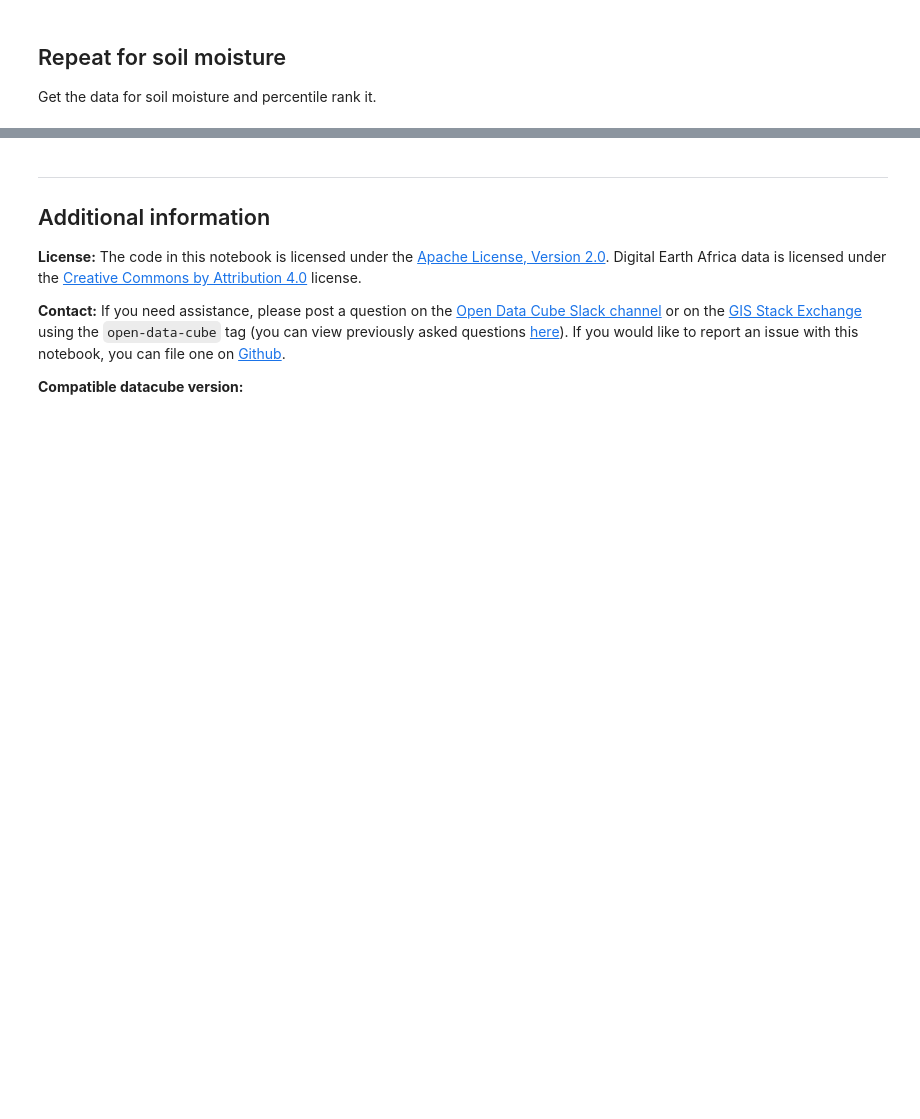
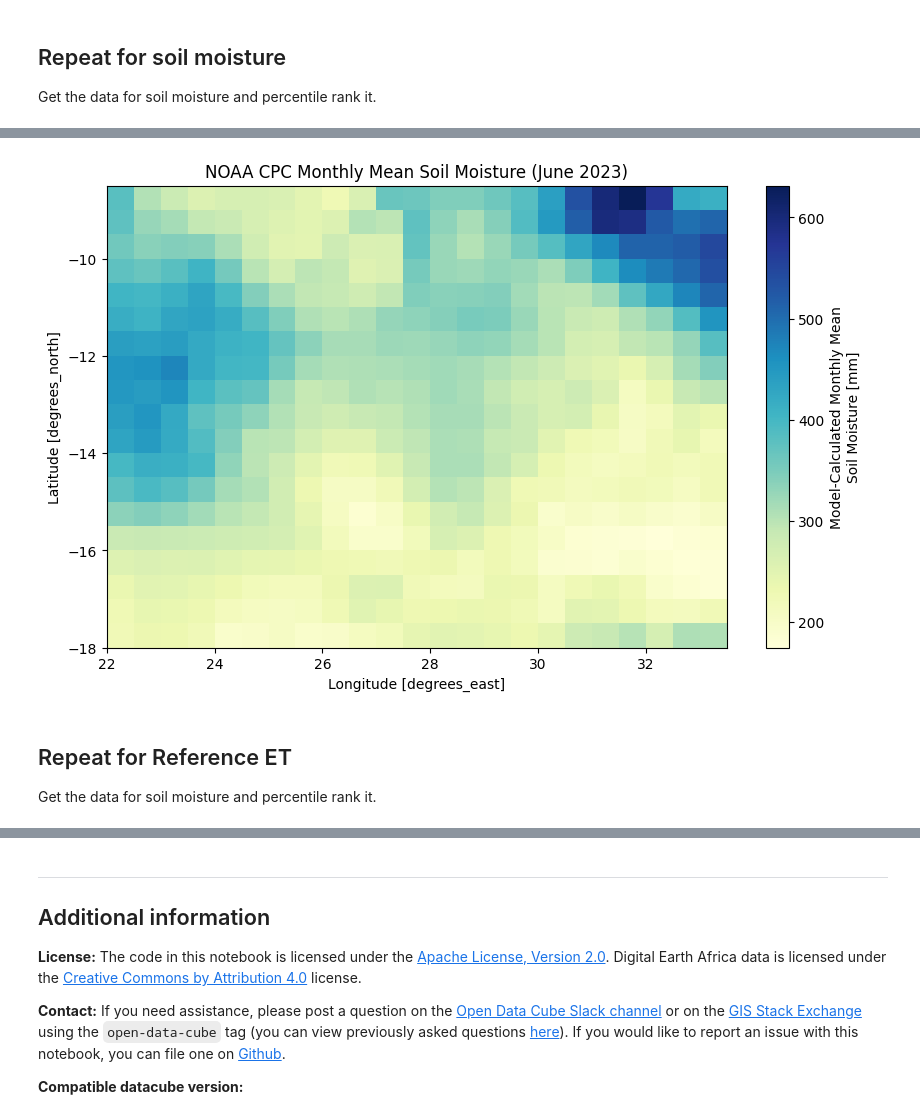
Before and after one commit to digitalearthafrica/DEAfrica-Drought-Monitor, a Jupyter notebook: Assembling_Data.ipynb, the cells around one changed output, grey strips where cells are left out. Saved outputs shown, nothing was run; the diff lists cells and outputs as text; code cells hidden in the pictures; blank space fills up the shorter version.

Commit message:
all datasets

```diff
--- a/Assembling_Data.ipynb
+++ b/Assembling_Data.ipynb
@@ -384,0 +251,9 @@ c = 3
+# %%
+opendap_url = "https://psl.noaa.gov/thredds/dodsC/Datasets/cpcsoil/soilw.mon.mean.v2.nc"
+
+# Open the dataset lazily (this takes less than a second)
+# chunks={} tells xarray to optimize data streaming via Dask if available
+ds = xr.open_dataset(opendap_url, chunks={})
+
+# Print metadata to inspect coordinates (time, lat, lon) and variables
+ds
@@ -384,0 +296,17 @@ c = 3
+# %%
+zmb_sm = ds['soilw'].sel(
+    time=slice("2018-01-01", "2026-12-31"),
+    lat=slice(zmb.total_bounds[3], zmb.total_bounds[1]),  # Slicing from North to South depending on grid orientation
+    lon=slice(zmb.total_bounds[0], zmb.total_bounds[2])
+)
+
+# 4. Trigger the actual data stream by plotting or computing
+plt.figure(figsize=(10, 6))
+zmb_sm.isel(time=0).plot(cmap="YlGnBu")
+plt.title("NOAA CPC Monthly Mean Soil Moisture (June 2023)")
+plt.show()
+# %% [output]
+[figure, added]
+# %% [markdown]
+## Repeat for Reference ET
+Get the data for soil moisture and percentile rank it.
```
Also changed, not shown: parts of 14 cells of this notebook.
